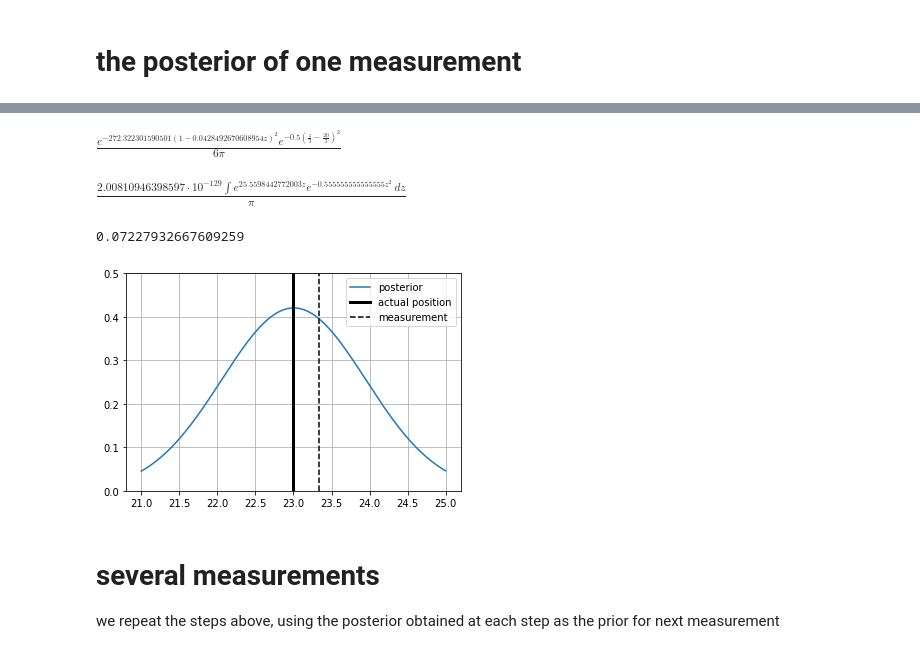
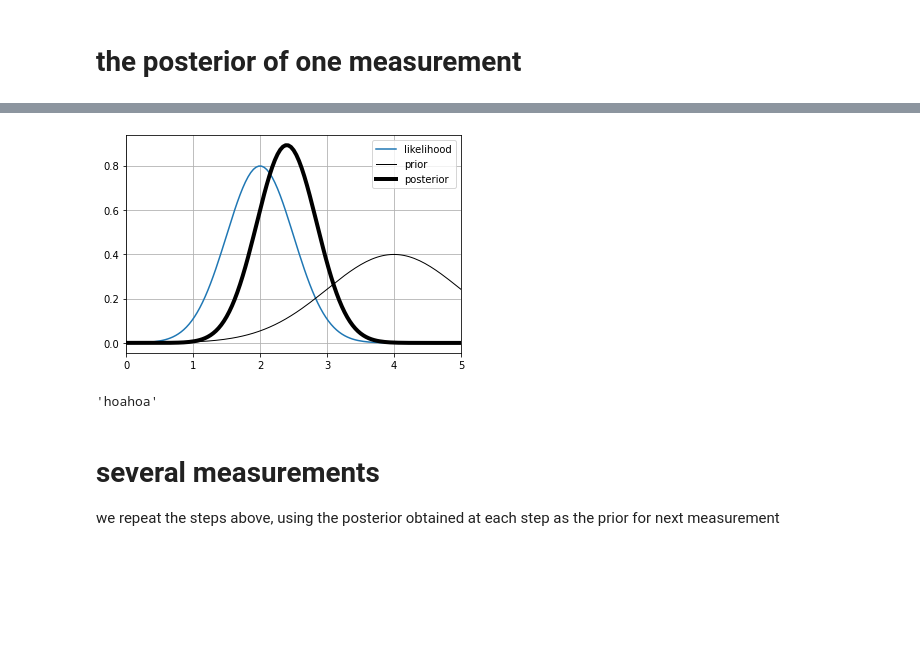
Before and after one commit to rramosp/ppdl, a Jupyter notebook: anims/src/bayesian_inference/bayes_theorem_continuous/bayes theorem - continuous.ipynb, the cells around one changed output, grey strips where cells are left out. Cells and saved outputs as stored; diff of their text form; code cells hidden in the pictures; blank space fills up the shorter version.

```diff
--- a/anims/src/bayesian_inference/bayes_theorem_continuous/bayes theorem - continuous.ipynb
+++ b/anims/src/bayesian_inference/bayes_theorem_continuous/bayes theorem - continuous.ipynb
@@ -13,4 +0,0 @@ load the expression of the gaussian distribution pdf
-# %%
-z, x, s, mu, sigma = sy.symbols("z x s \mu \sigma")
-g = ppdl.gaussian(x, mu, sigma)
-g
@@ -25,2 +9,12 @@ $\displaystyle \frac{e^{- 248.645 \left(0.0448430493273543 x - 1\right)^{2}} e^{
+# %%
+def get_posterior(likelihood_fn, prior_fn, support, atol=1e-5):
+    assert len(support)==2
+
+    Z = quad(lambda x: likelihood_fn(x)*prior_fn(x), *support)
+    if Z[1]>atol:
+        raise ValueError(f"numerical integration did not converge {Z[1]}")
+
+    posterior_fn = lambda x: copy_func(likelihood_fn)(x) * copy_func(prior_fn)(x) /  Z[0]
+    return posterior_fn
 # %% [markdown]
 # the posterior of one measurement
@@ -70,30 +21,24 @@ $\displaystyle \frac{\sqrt{2} e^{- 272.322301590501 \left(1 - 0.0428492670608954
-# %%
-# the numerator
-P_s_given_z * P_z
-# %% [output]
-$\displaystyle \frac{e^{- 272.322301590501 \left(1 - 0.0428492670608954 z\right)^{2}} e^{- 0.5 \left(\frac{z}{3} - \frac{20}{3}\right)^{2}}}{6 \pi}$
-# %%
-(P_s_given_z * P_z).integrate(z)
-# %% [output]
-$\displaystyle \frac{2.00810946398597 \cdot 10^{-129} \int e^{25.5598442772003 z} e^{- 0.555555555555555 z^{2}}\, dz}{\pi}$
-# %%
-# the normalizing constant
-P_s = quad(sy.lambdify(z, P_s_given_z * P_z, "numpy"), -10,50)[0]
-P_s
-# %% [output]
-0.07227932667609259
-# %%
-# the posterior, observe how it balances the prior and the likelihood
-P_z_given_s = P_s_given_z * P_z / P_s
-
-# plot the likelihood
-plt.plot(xr, sy.lambdify(z, P_z_given_s, "numpy")(xr), label="posterior")
-plt.ylim(0,0.5); plt.grid();
-plt.axvline(z_real, color="black", lw=3, label="actual position")
-plt.axvline(measurement, color="black", ls="--", label="measurement")
-plt.legend();
-# %% [output]
-[figure, removed]
+# %%
+support = [-20,20]
+
+likelihood = lambda x: stats.norm(loc=2,scale=.5).pdf(x)
+prior      = lambda x: stats.norm(loc=4,scale=1).pdf(x)
+posterior  = get_posterior(likelihood, prior, support)
+# %%
+xr = np.linspace(*support,1000)
+plt.plot(xr, likelihood(xr), label="likelihood")
+plt.plot(xr, prior(xr), label="prior", color="black", lw=1)
+plt.plot(xr, posterior(xr), label="posterior", color="black", lw=4)
+plt.grid();
+plt.legend();
+plt.xlim(0,5);
+# %% [output]
+[figure, added]
+# %%
+a = ValueError("hoahoa")
+str(a)
+# %% [output]
+'hoahoa'
 # %% [markdown]
 # several measurements
 
```
Also changed, not shown: parts of 14 cells of this notebook.
